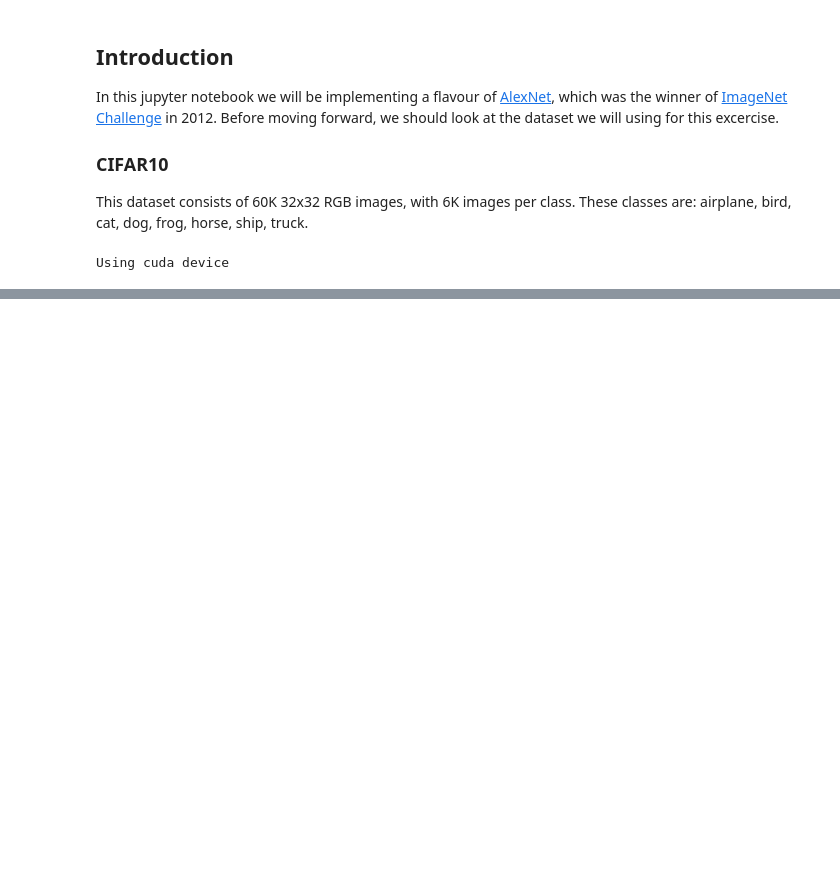
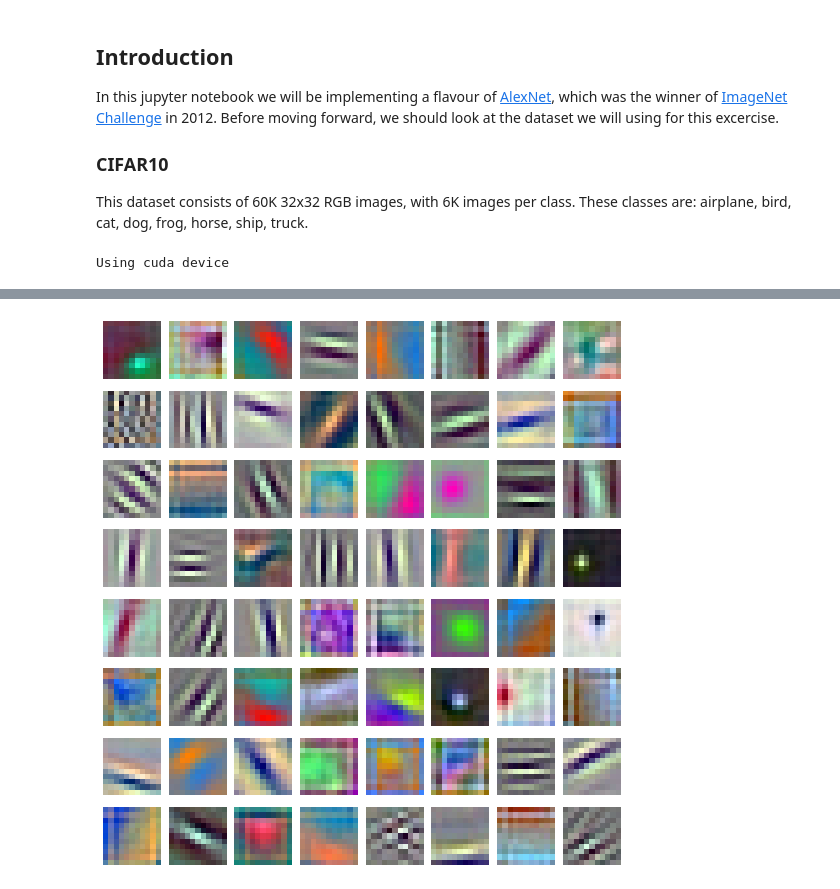
Before and after one commit to ShivamThukral/pytorch-projects, a Jupyter notebook: AlexNet.ipynb, the cells around one changed output, grey strips where cells are left out. Saved outputs shown, nothing was run; the diff lists cells and outputs as text; code cells hidden in the pictures; blank space fills up the shorter version.

```diff
--- a/AlexNet.ipynb
+++ b/AlexNet.ipynb
@@ -148,0 +438,5 @@ One Batch Dimension = torch.Size([64, 3, 32, 32]), Labels Dimension = torch.Size
+# %%
+model = models.alexnet(pretrained=True)
+print(model)
+model = model.to(device)
+summary(model, (3,256,256))
@@ -148,0 +461,17 @@ One Batch Dimension = torch.Size([64, 3, 32, 32]), Labels Dimension = torch.Size
+# %%
+def plot_filters(filters):
+    filters = filters.cpu()
+    n_filters = filters.shape[0]
+    cell_size = int(np.sqrt(n_filters))
+    fig = plt.figure(figsize=(20, 10))
+    for i in range(cell_size*cell_size):
+        image = filters[i]
+        image = normalize_image(image)
+        ax = fig.add_subplot(cell_size, cell_size, i+1)
+        ax.imshow(image.permute(1, 2, 0))
+        ax.axis('off')
+    fig.subplots_adjust(wspace=-0.9)
+filters = model.features[0].weight.data
+plot_filters(filters)
+# %% [output]
+[figure, added]
```
Also changed, not shown: parts of 29 cells of this notebook.
